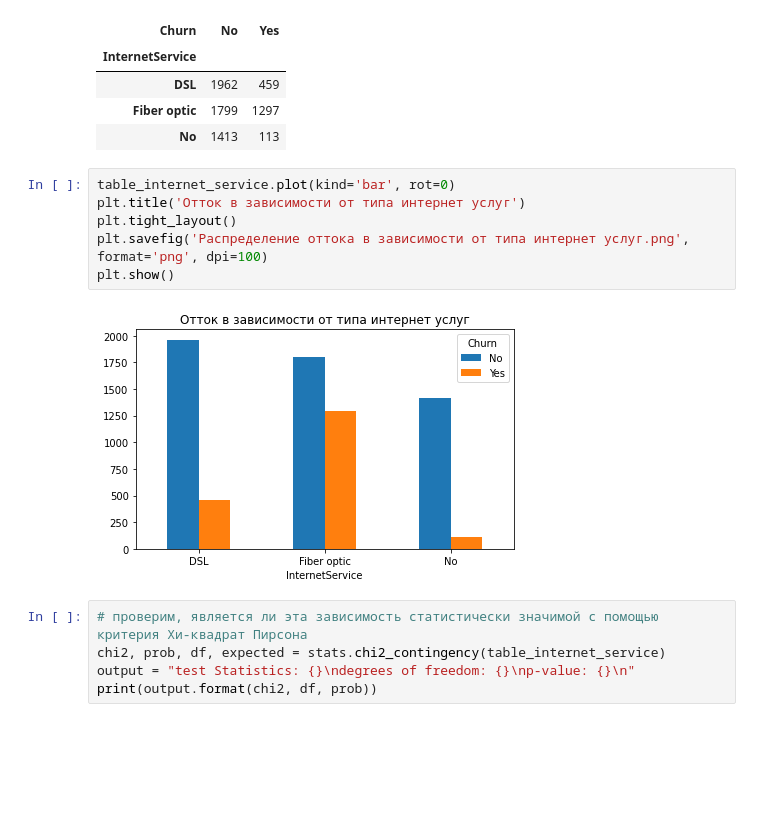
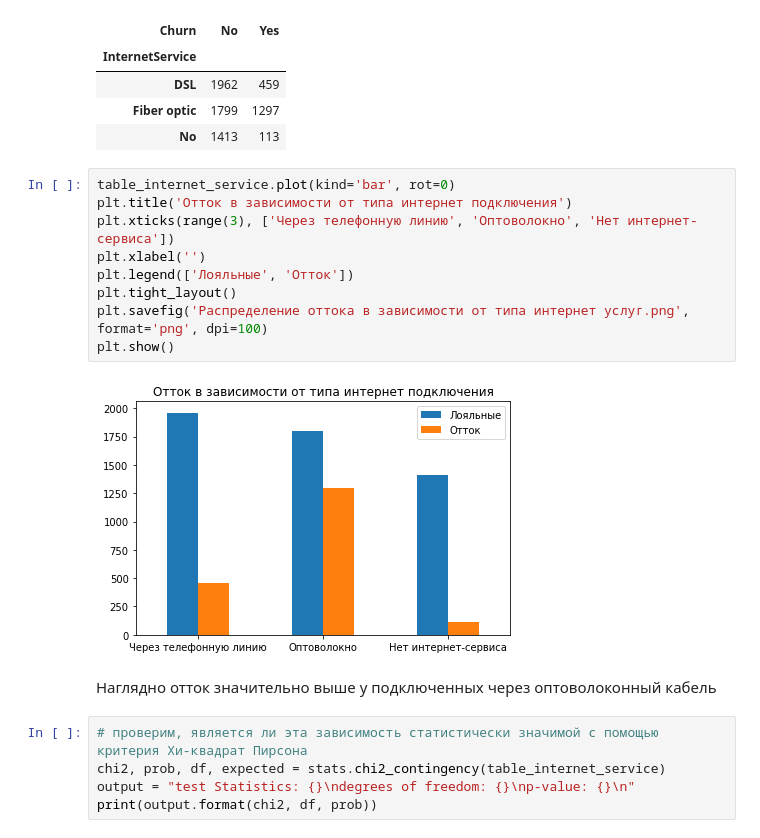
Before and after one commit to Anastasiya-Melnikova/final_project, a Jupyter notebook: final_project.ipynb, the cells around one changed output. Saved outputs shown, nothing was run; the diff lists cells and outputs as text; blank space fills up the shorter version.

```diff
--- a/final_project.ipynb
+++ b/final_project.ipynb
@@ -428,12 +439,17 @@ table_internet_service
 | No | 1413 | 113 |
 # %%
 table_internet_service.plot(kind='bar', rot=0)
-plt.title('Отток в зависимости от типа интернет услуг')
+plt.title('Отток в зависимости от типа интернет подключения')
+plt.xticks(range(3), ['Через телефонную линию', 'Оптоволокно', 'Нет интернет-сервиса'])
+plt.xlabel('')
+plt.legend(['Лояльные', 'Отток'])
 plt.tight_layout()
 plt.savefig('Распределение оттока в зависимости от типа интернет услуг.png', format='png', dpi=100)
 plt.show()
 # %% [output]
-[figure, old version]
+[figure, new version]
+# %% [markdown]
+Наглядно отток значительно выше у подключенных через оптоволоконный кабель
 # %%
 # проверим, является ли эта зависимость статистически значимой с помощью критерия Хи-квадрат Пирсона
 chi2, prob, df, expected = stats.chi2_contingency(table_internet_service)
```
Also changed, not shown: parts of 103 cells of this notebook.
